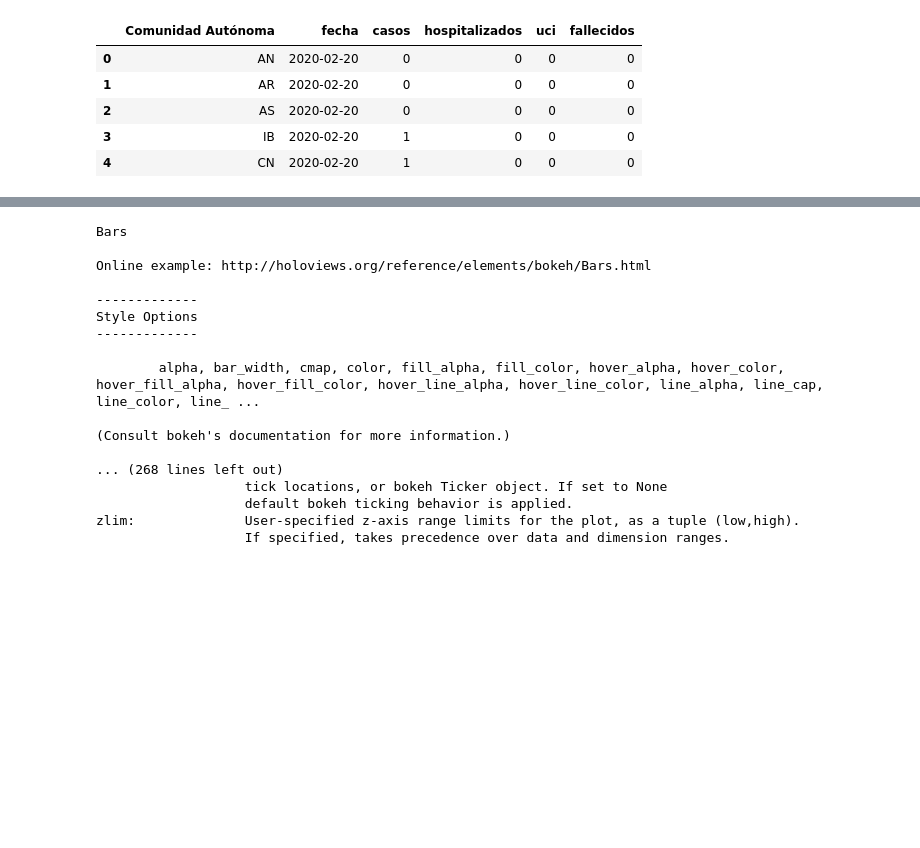
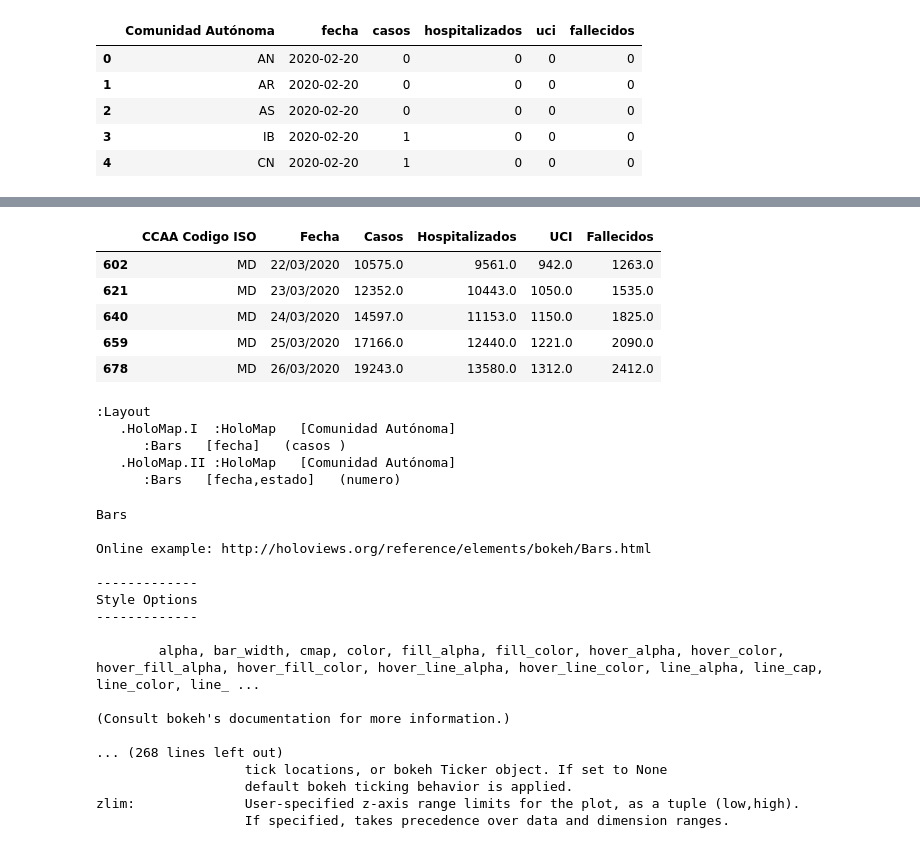
Before and after one commit to AMSUFV/covid_visualization, a Jupyter notebook: notebooks/scratch.ipynb, the cells around one changed output, grey strips where cells are left out. Saved outputs shown, nothing was run; the diff lists cells and outputs as text; code cells hidden in the pictures; blank space fills up the shorter version.

```diff
--- a/notebooks/scratch.ipynb
+++ b/notebooks/scratch.ipynb
@@ -62,0 +86,12 @@ renderer.save(fig, 'dashboard.html')
+# %%
+url = 'https://covid19.isciii.es/resources/serie_historica_acumulados.csv'
+spain = pd.read_csv(url, engine='python', skipfooter=1)
+# %%
+spain[spain['CCAA Codigo ISO'] == 'MD'].tail(5)
+# %% [output]
+|  | CCAA Codigo ISO | Fecha | Casos | Hospitalizados | UCI | Fallecidos |
+| 602 | MD | 22/03/2020 | 10575.0 | 9561.0 | 942.0 | 1263.0 |
+| 621 | MD | 23/03/2020 | 12352.0 | 10443.0 | 1050.0 | 1535.0 |
+| 640 | MD | 24/03/2020 | 14597.0 | 11153.0 | 1150.0 | 1825.0 |
+| 659 | MD | 25/03/2020 | 17166.0 | 12440.0 | 1221.0 | 2090.0 |
+| 678 | MD | 26/03/2020 | 19243.0 | 13580.0 | 1312.0 | 2412.0 |
@@ -63,3 +182,11 @@ renderer.save(fig, 'dashboard.html')
+# %%
+generate_html(url)
+# %% [output]
+:Layout
+   .HoloMap.I  :HoloMap   [Comunidad Autónoma]
+      :Bars   [fecha]   (casos )
+   .HoloMap.II :HoloMap   [Comunidad Autónoma]
+      :Bars   [fecha,estado]   (numero)
 # %%
 hv.help(hv.Bars)
 # %% [output]
```
Also changed, not shown: parts of 6 cells of this notebook, 2 other files.
